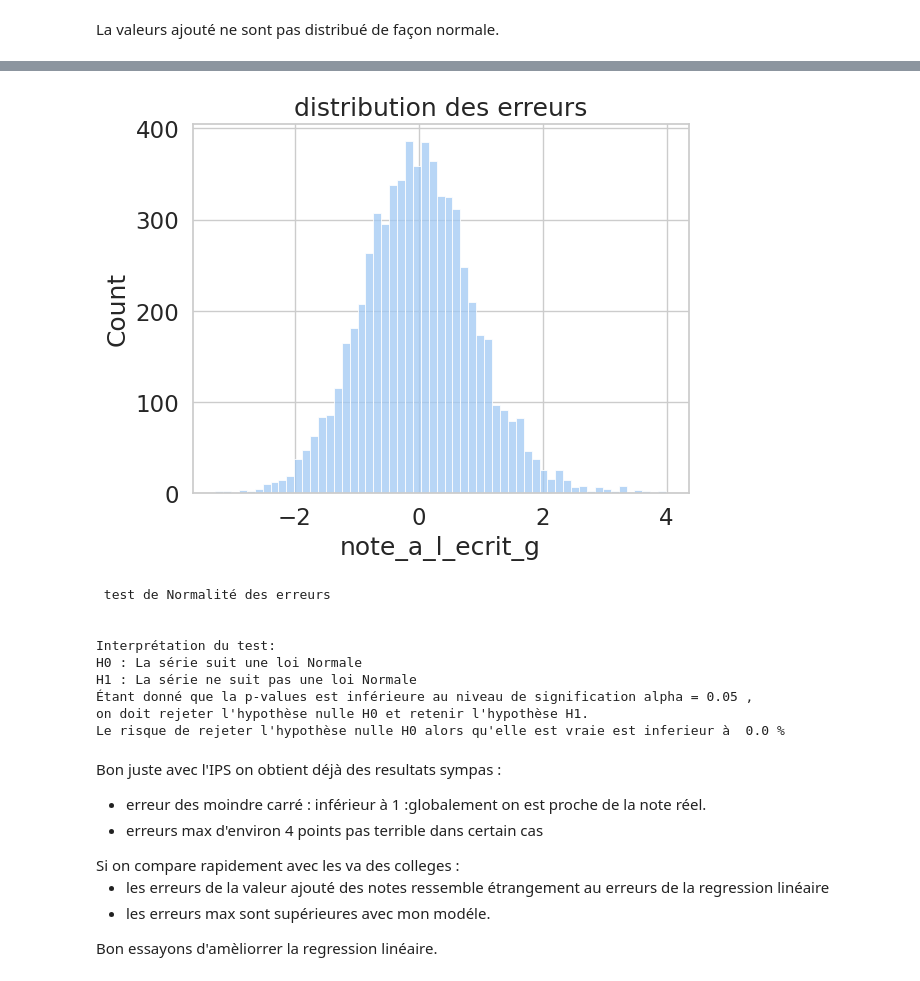
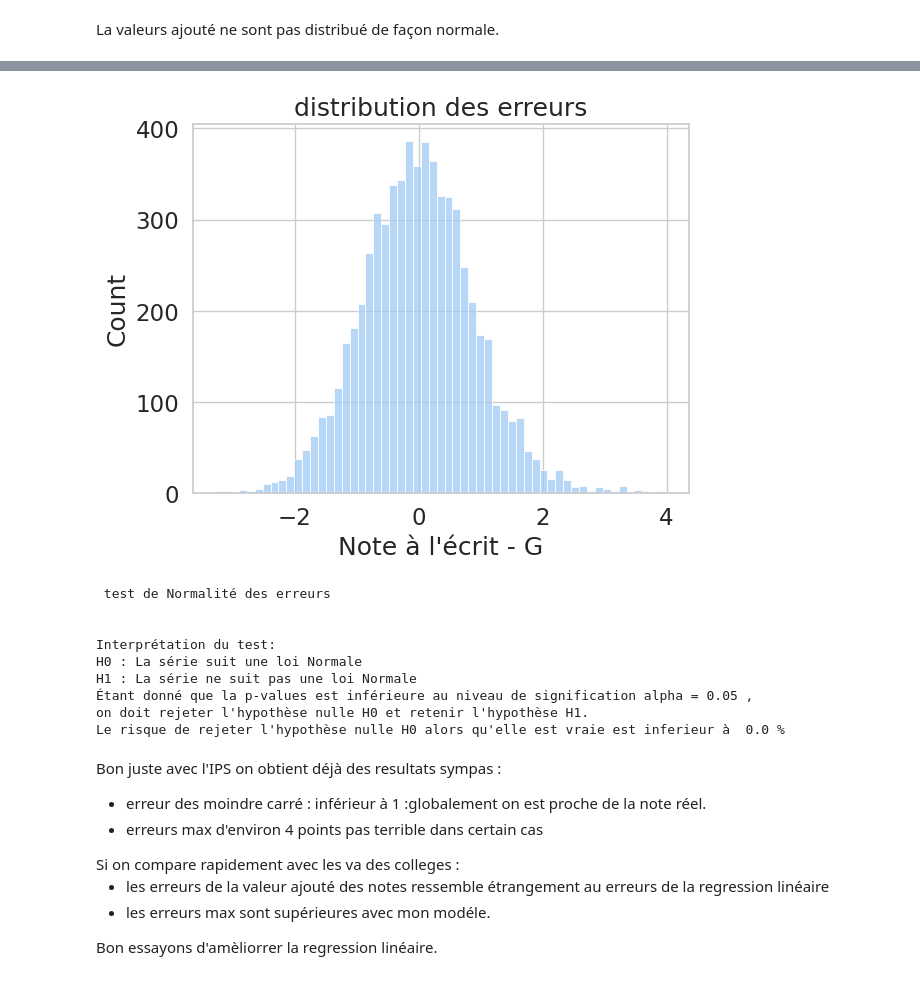
Before and after one commit to barrmath/data_educ, a Jupyter notebook: Test de prediction des notes du brevet.ipynb, the cells around one changed output, grey strips where cells are left out. Cells and saved outputs as stored; diff of their text form; code cells hidden in the pictures.

```diff
--- a/Test de prediction des notes du brevet.ipynb
+++ b/Test de prediction des notes du brevet.ipynb
@@ -25,3 +13,7 @@ college = pd.read_csv('donnee_temp/college.csv',dtype={'code_insee_de_la_commune
+# %%
+# import des fichiers
+
+college = pd.read_csv('donnee_temp/college.csv',low_memory=False)
 # %%
 # style graphe :
 sns.set_theme(style="whitegrid")
@@ -63,8 +55,8 @@ Il ont prédit les résultats puis il ont fait la différences entre les predict
 Je n ai accès que aux sexe et à l'IPS. Mais testons ça.<br>
 # %%
 # prepa donne en mode rache : les données ayant pas de resultats utre que 2022 + college sans donnée
-college2022 = college[college['rentree_scolaire']==2022].copy()
-college2022 = college2022[['va_de_la_note_g','3eme_filles','3eme_total','ips','note_a_l_ecrit_g','secteur','pourcentage_ulis_3ieme']]
+college2022 = college[college['Rentrée scolaire']==2022].copy()
+college2022 = college2022[['VA de la note - G','3èmes filles','3èmes total','IPS',"Note à l'écrit - G",'Secteur',"Pourcentage Ulis sur le nombre d'eleves total"]]
 college2022.dropna(inplace=True)
 # %%
 # distributon va de la note
@@ -108,6 +100,6 @@ college2022.corr(numeric_only=True)
 La valeurs ajouté ne sont pas distribué de façon normale.
 # %%
 # test juste avec ips
-data_reg_lin = college2022[['ips','note_a_l_ecrit_g']].copy()
-reg_lin = perso_reg_lin.regression_lineaire(data=data_reg_lin,colonne_cible='note_a_l_ecrit_g',intercept=True)
+data_reg_lin = college2022[['IPS',"Note à l'écrit - G"]].copy()
+reg_lin = perso_reg_lin.regression_lineaire(data=data_reg_lin,colonne_cible="Note à l'écrit - G",intercept=True)
 # %% [output]
@@ -120,4 +112,4 @@ erreur max train:  3.9909882248032655
-[figure, old version]
+[figure, new version]
  test de Normalité des erreurs
 
 
```
Also changed, not shown: parts of 17 cells of this notebook.
